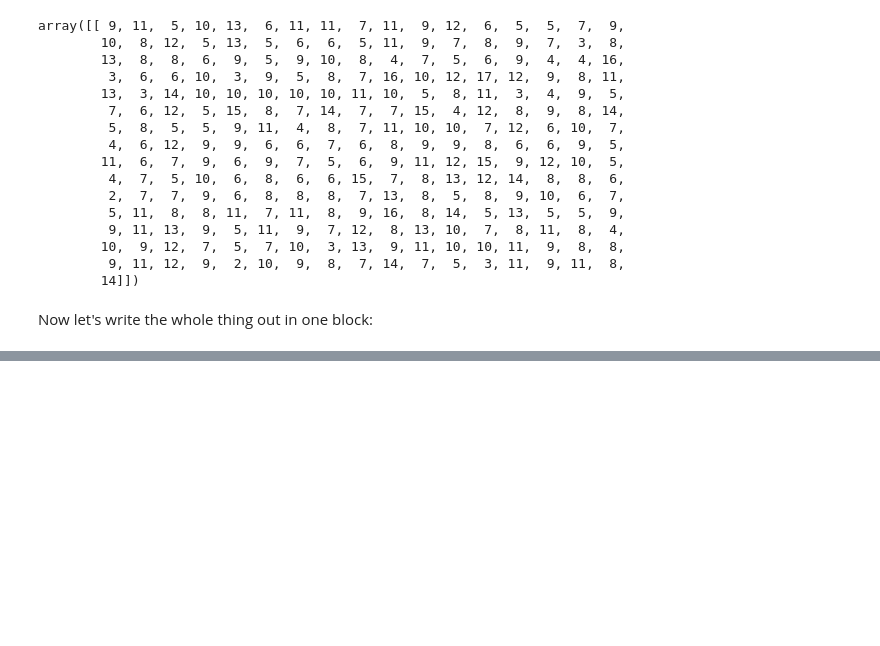
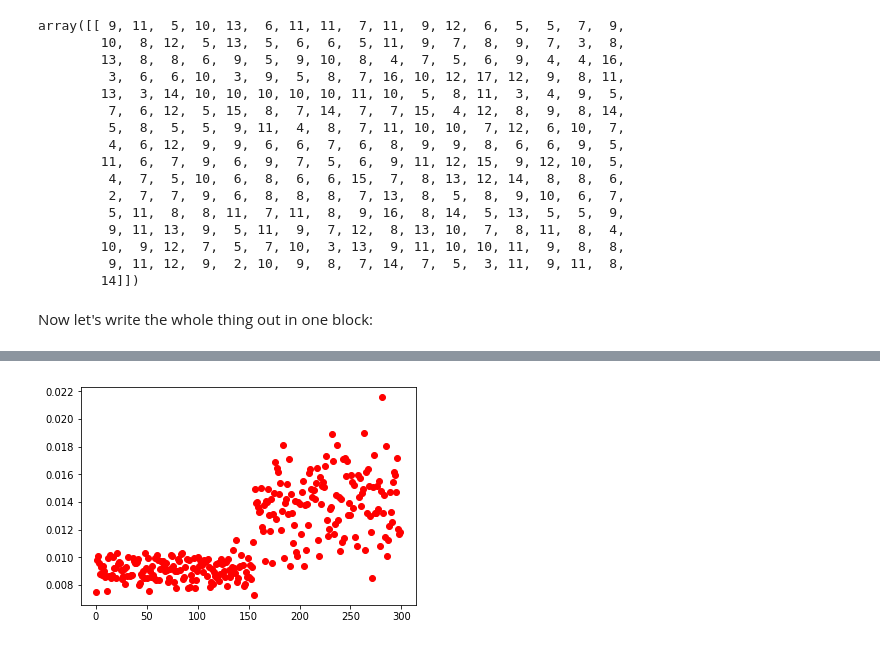
Before and after one commit to pmckenz1/intro-ml, a Jupyter notebook: sim_seqs_pipeline.ipynb, the cells around one changed output, grey strips where cells are left out. Saved outputs shown, nothing was run; the diff lists cells and outputs as text; code cells hidden in the pictures; blank space fills up the shorter version.

```diff
--- a/sim_seqs_pipeline.ipynb
+++ b/sim_seqs_pipeline.ipynb
@@ -291,0 +360,5 @@ array([[ 0.00384335],
+# %%
+plt.plot(regr.predict(sorted_test[:,1:257]),'ro')
+plt.show()
+# %% [output]
+[figure, added]
```
Also changed, not shown: parts of 38 cells of this notebook, 1 other file.
